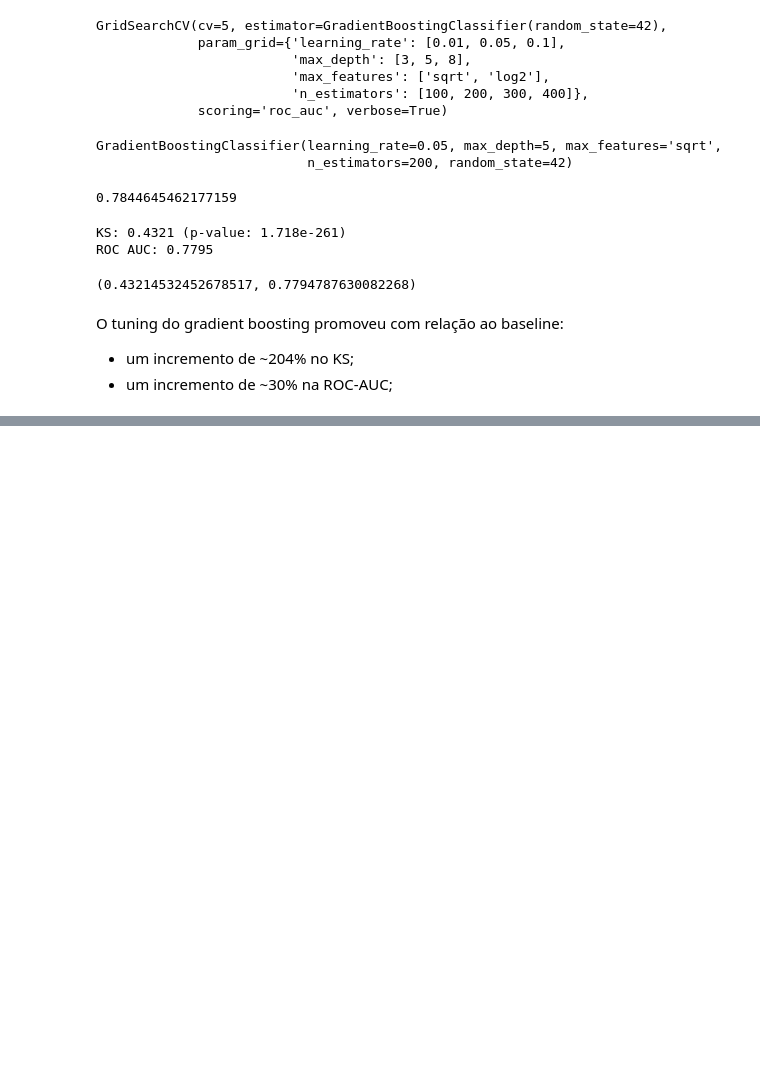
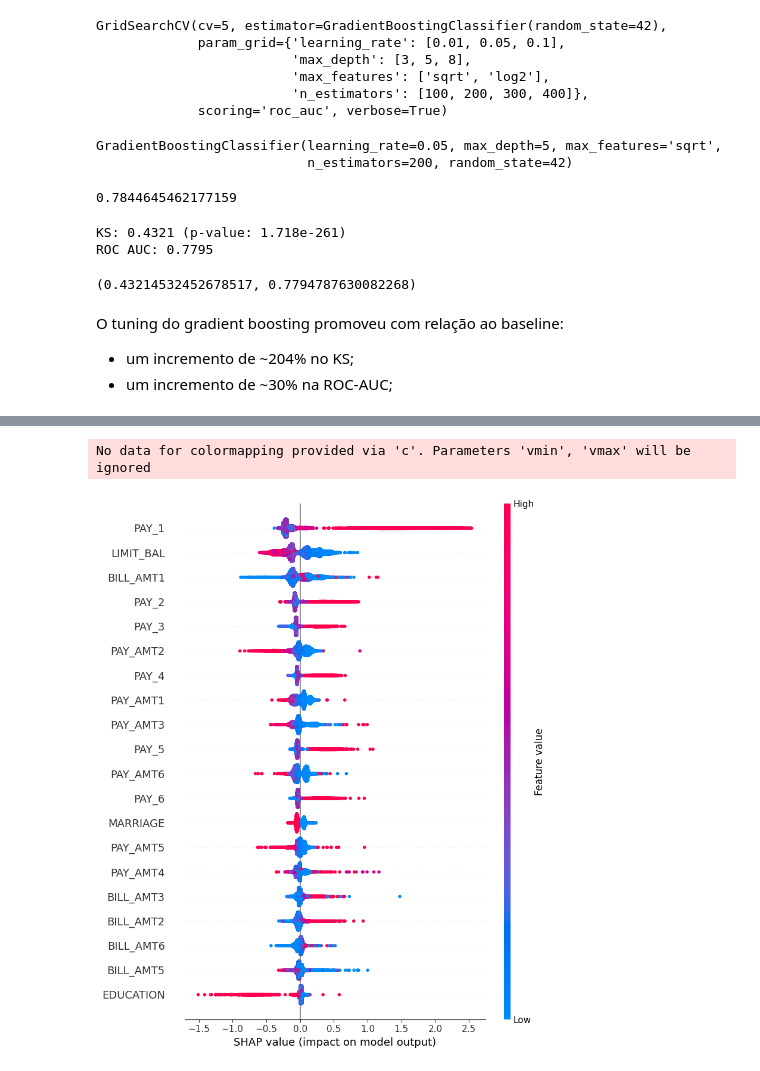
Before and after one commit to vitorcghub/caseNeon_creditmodel, a Jupyter notebook: caseNeon.ipynb, the cells around one changed output, grey strips where cells are left out. Cells and saved outputs as stored; diff of their text form; code cells hidden in the pictures; blank space fills up the shorter version.

Commit message:
Escolha do melhor modelo, quebra em faixa de score e shap values

```diff
--- a/caseNeon.ipynb
+++ b/caseNeon.ipynb
@@ -647,3 +589,0 @@ df_vars = pd.concat([credit_num_scaled, credit_cat_ohe], axis=1)
-# %%
-X_train = X_train.to_numpy()
-y_train = y_train.to_numpy()
@@ -675,21 +589,0 @@ y_train = y_train.to_numpy()
-# %%
-steps = [
-         ('smote', SMOTE()),
-         ('gbt', GradientBoostingClassifier())
-        ]
-
-param_grid = {
-              'smote__sampling_strategy': [0.5, 0.6, 0.7],
-              # 'lr__C': [0.1, 1, 10],
-              # 'lr__penalty': ['l1', 'l2'],
-              'gbt__learning_rate': [0.01, 0.05, 0.1],
-              'gbt__max_depth': [3, 5, 8],
-              'gbt__n_estimators': [50, 100, 150, 250],
-              'gbt__max_features': ['sqrt', 'log2']
-}
-
-pipeline = Pipeline(steps)
-
-gcv = GridSearchCV(estimator=pipeline, param_grid=param_grid, scoring='roc_auc', cv=5, verbose=False)
-gcv.fit(X_train, y_train)
-gcv.best_score_
@@ -856,0 +699,13 @@ for param in zip(params):
+# %%
+import shap
+shap.initjs()
+
+model = GradientBoostingClassifier(learning_rate=0.05, max_depth=5, max_features='sqrt',
+                           n_estimators=200, random_state=42)
+
+model = model.fit(X_train, y_train)
+
+explainer = shap.TreeExplainer(model)
+shap_values = explainer.shap_values(X_train)
+shap.summary_plot(shap_values, X_train)
+# %% [output]
@@ -856,0 +713,2 @@ for param in zip(params):
+No data for colormapping provided via 'c'. Parameters 'vmin', 'vmax' will be ignored
+[figure, added]
```
Also changed, not shown: parts of 48 cells of this notebook.
